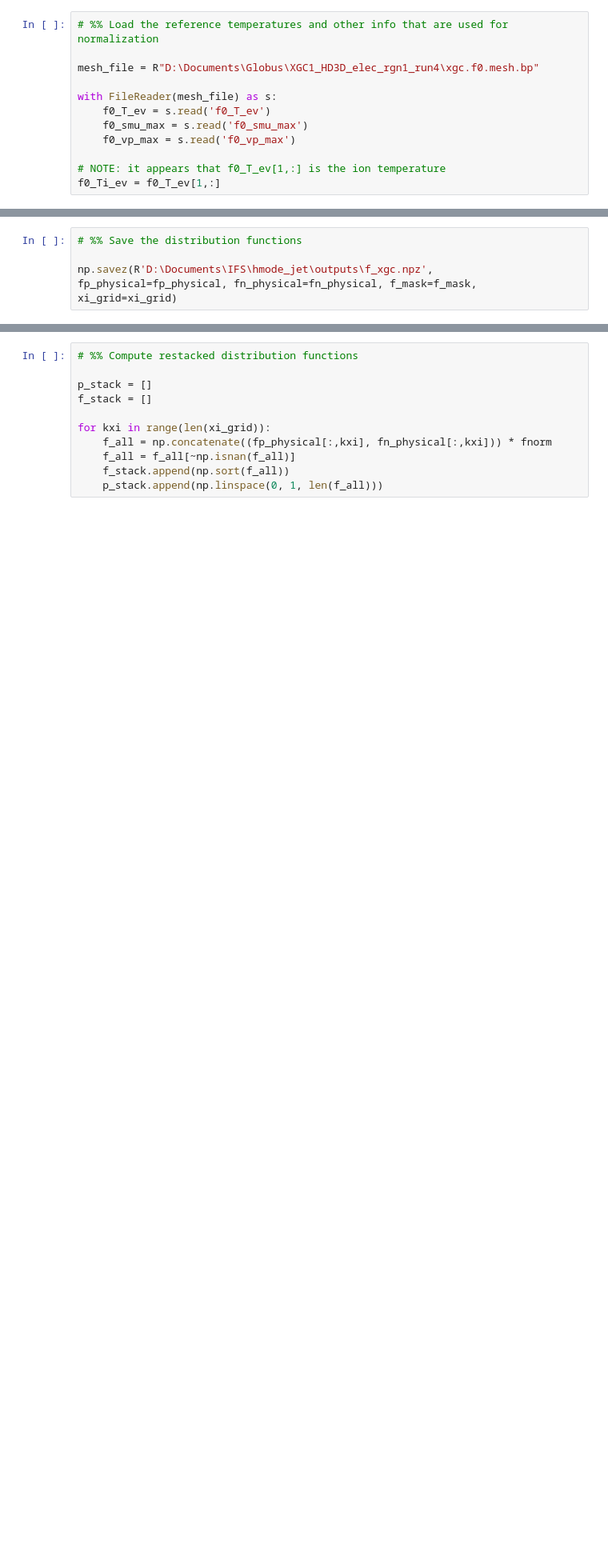
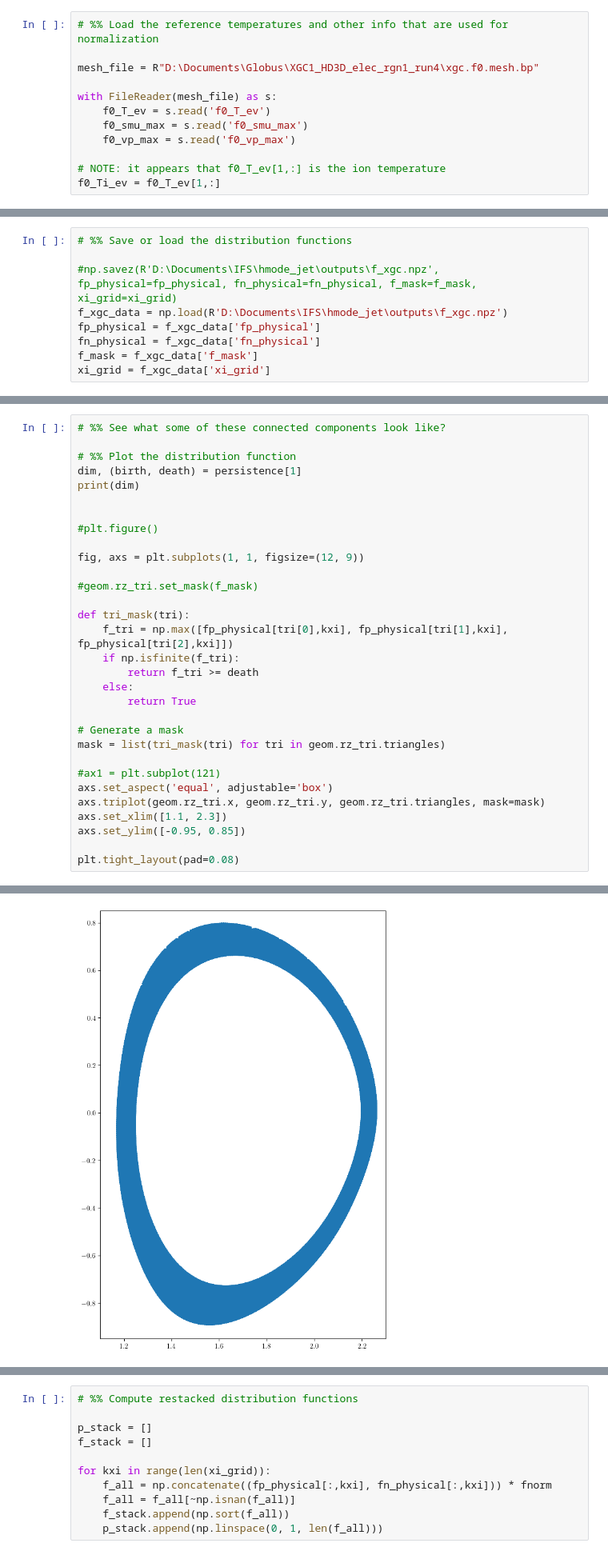
Before and after one commit to Maplenormandy/c1lgkt, a Jupyter notebook: bin/xgc_distribution_function.ipynb, the cells around one changed output, grey strips where cells are left out. Shown at 80% size. Cells and saved outputs as stored; diff of their text form; blank space fills up the shorter version.

```diff
--- a/bin/xgc_distribution_function.ipynb
+++ b/bin/xgc_distribution_function.ipynb
@@ -205,7 +209,12 @@ with FileReader(f0_file) as s:
 # %%
-# %% Save the distribution functions
+# %% Save or load the distribution functions
 
-np.savez(R'D:\Documents\IFS\hmode_jet\outputs\f_xgc.npz', fp_physical=fp_physical, fn_physical=fn_physical, f_mask=f_mask, xi_grid=xi_grid)
+#np.savez(R'D:\Documents\IFS\hmode_jet\outputs\f_xgc.npz', fp_physical=fp_physical, fn_physical=fn_physical, f_mask=f_mask, xi_grid=xi_grid)
+f_xgc_data = np.load(R'D:\Documents\IFS\hmode_jet\outputs\f_xgc.npz')
+fp_physical = f_xgc_data['fp_physical']
+fn_physical = f_xgc_data['fn_physical']
+f_mask = f_xgc_data['f_mask']
+xi_grid = f_xgc_data['xi_grid']
 # %%
 # %% Plot the distribution function
 kxi = 3
@@ -256,0 +332,32 @@ plt.tight_layout(pad=0.08)
+# %%
+# %% See what some of these connected components look like?
+
+# %% Plot the distribution function
+dim, (birth, death) = persistence[1]
+print(dim)
+
+
+#plt.figure()
+
+fig, axs = plt.subplots(1, 1, figsize=(12, 9))
+
+#geom.rz_tri.set_mask(f_mask)
+
+def tri_mask(tri):
+    f_tri = np.max([fp_physical[tri[0],kxi], fp_physical[tri[1],kxi], fp_physical[tri[2],kxi]])
+    if np.isfinite(f_tri):
+        return f_tri >= death
+    else:
+        return True
+
+# Generate a mask
+mask = list(tri_mask(tri) for tri in geom.rz_tri.triangles)
+
+#ax1 = plt.subplot(121)
+axs.set_aspect('equal', adjustable='box')
+axs.triplot(geom.rz_tri.x, geom.rz_tri.y, geom.rz_tri.triangles, mask=mask)
+axs.set_xlim([1.1, 2.3])
+axs.set_ylim([-0.95, 0.85])
+
+plt.tight_layout(pad=0.08)
+# %% [output]
@@ -256,0 +365 @@ plt.tight_layout(pad=0.08)
+[figure, added]
```
Also changed, not shown: parts of 15 cells of this notebook, 1 other file.
